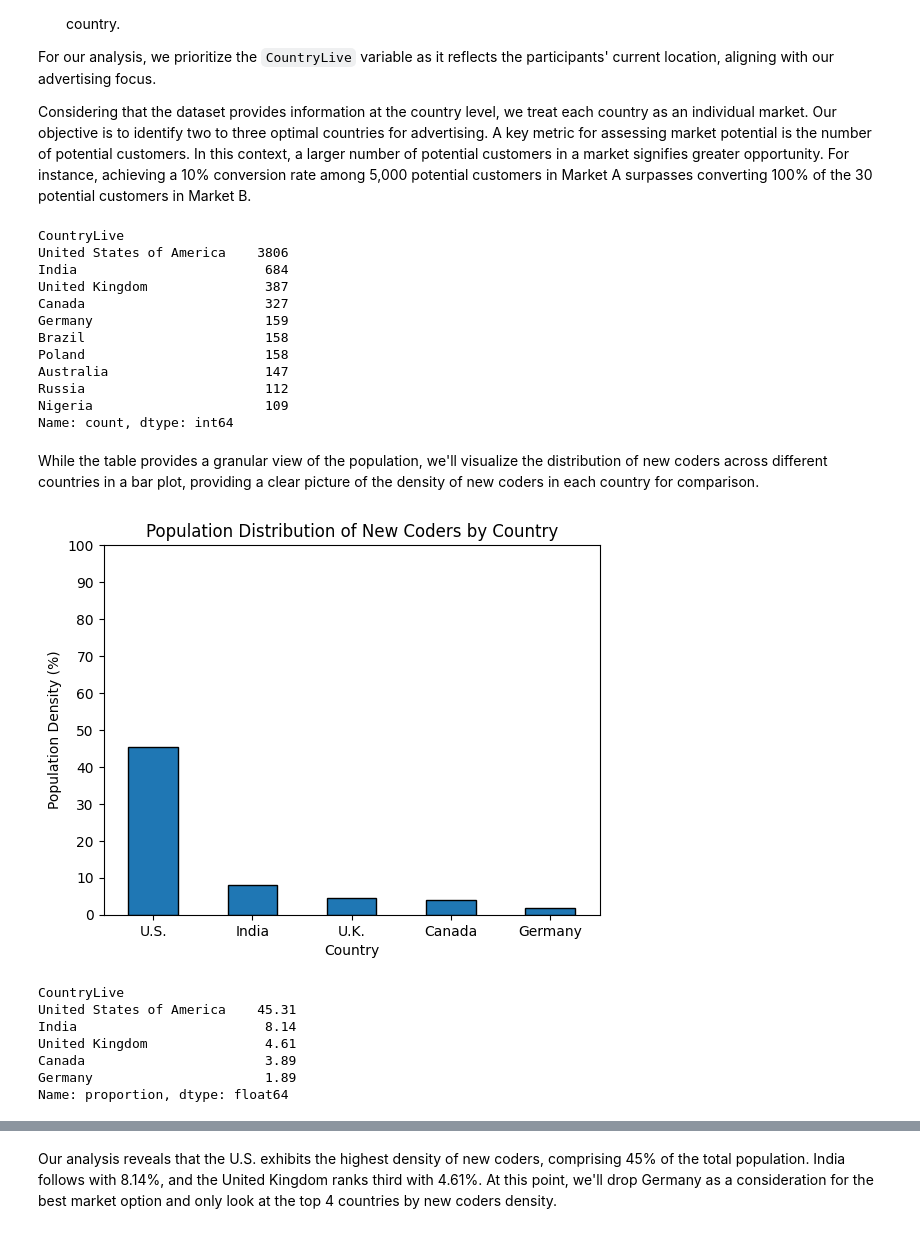
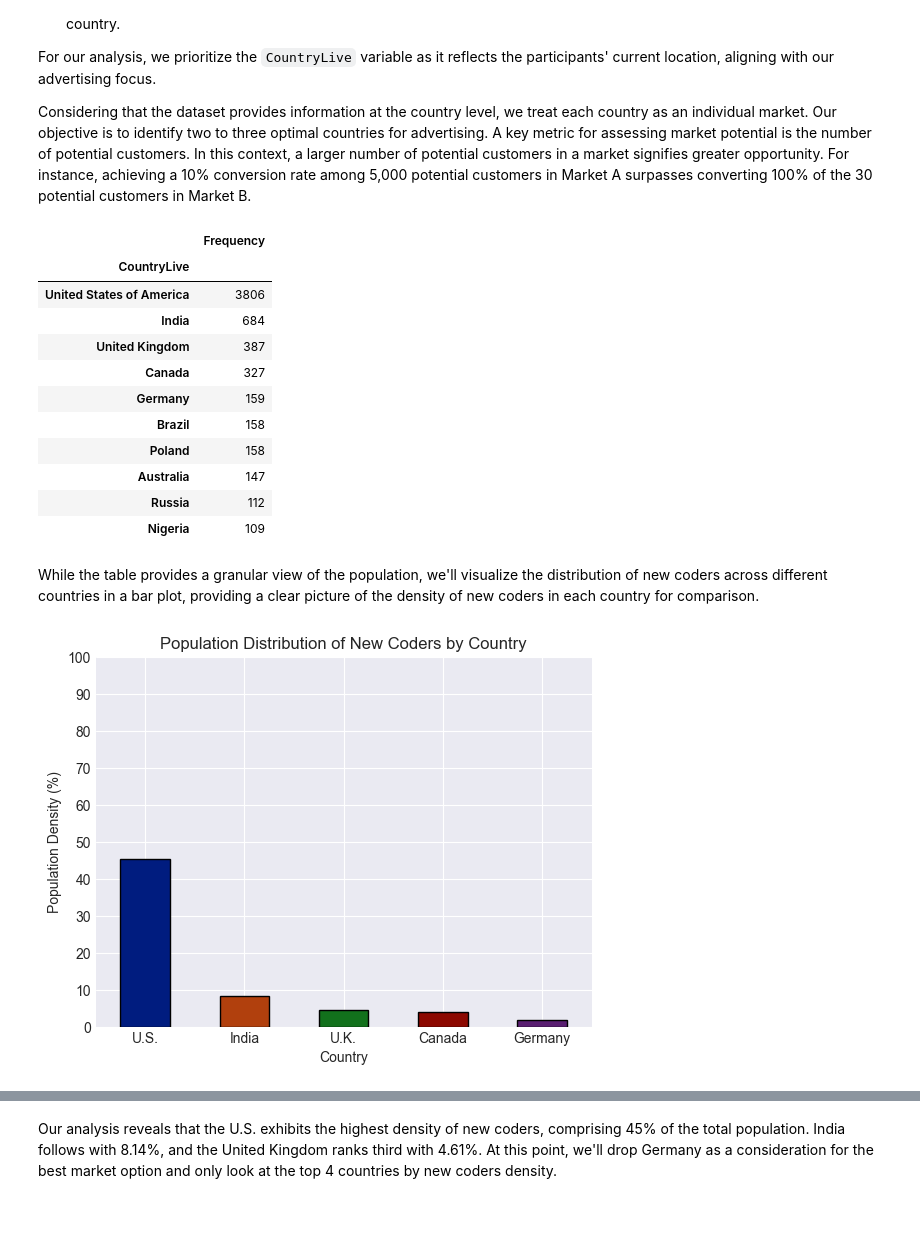
Before and after one commit to shree131/best-market-to-advertise-case_study, a Jupyter notebook: Best_Market_Analysis_Report.ipynb, the cells around one changed output, grey strips where cells are left out. Cells and saved outputs as stored; diff of their text form; code cells hidden in the pictures.

```diff
--- a/Best_Market_Analysis_Report.ipynb
+++ b/Best_Market_Analysis_Report.ipynb
@@ -36,4 +36,33 @@ Given the extensive nature of the survey with over 100 columns, we will focus on
 from IPython.core.interactiveshell import InteractiveShell
 
 InteractiveShell.ast_node_interactivity = "all"
+# %%
+# Standarize color palette, theme, and format for charts and tables used in the project
+import seaborn as sns, matplotlib.pyplot as plt, pandas as pd
+
+# Define a common style
+plt.style.use('seaborn-v0_8-darkgrid')
+
+# Define the collor palette
+colors = sns.color_palette('dark')
+
+# Define a function to format frequency tables
+def formatTable(keys, values):
+    if len(keys) != len(values):
+        raise ValueError('Keys and values must have the same length.')
+
+
+    # Create a dictionary by zipping the keys and values
+    # table = {key: value for key, value in zip(keys, values)}
+    table = {}
+    for key, value in zip(keys, values):
+        # if key == 'Proportion (%)':
+        #     value = value.apply(lambda x: f"{x: .2f}%")
+
+        table[key] = value
+
+    # Create a Dataframe  using the dictionary
+    df = pd.DataFrame(data=table)
+
+    return df
 # %%
@@ -414,46 +444,37 @@ Considering that the dataset provides information at the country level, we treat
 # %%
 # Tabular frequency table for the top 10 countries of location
 top_10_countries = survey_responses['CountryLive'].value_counts()[:10]
-top_10_countries
+
+formatTable(['Frequency'], [top_10_countries])
 # %% [output]
-CountryLive
-United States of America    3806
-India                        684
-United Kingdom               387
-Canada                       327
-Germany                      159
-Brazil                       158
-Poland                       158
-Australia                    147
-Russia                       112
-Nigeria                      109
-Name: count, dtype: int64
+|  | Frequency |
+| CountryLive |  |
+| United States of America | 3806 |
+| India | 684 |
+| United Kingdom | 387 |
+| Canada | 327 |
+| Germany | 159 |
+| Brazil | 158 |
+| Poland | 158 |
+| Australia | 147 |
+| Russia | 112 |
+| Nigeria | 109 |
 # %% [markdown]
 While the table provides a granular view of the population, we'll visualize the distribution of new coders across different countries in a bar plot, providing a clear picture of the density of new coders in each country for comparison.
 # %%
 # Top 4 countries by population
 top_5_countries = round(survey_responses['CountryLive'].value_counts(normalize=True) * 100, 2)[:5]
 
 # Visualize the population distribution of new coders by country
-barplot = top_5_countries.plot.bar(edgecolor='black', rot=0)
+barplot = top_5_countries.plot.bar(edgecolor='black', rot=0, color=colors)
 
 plt.title('Population Distribution of New Coders by Country')
 plt.xlabel('Country')
 plt.xticks([0, 1, 2, 3, 4], ['U.S.', 'India', 'U.K.', 'Canada', 'Germany'])
 plt.ylabel('Population Density (%)')
 plt.yticks(arange(0, 101, 10))
 
 # plt.bar_label(barplot, labels=top_5_countries.values)
 plt.show();
 # %% [output]
-[figure, old version]
+[figure, new version]
-# %%
-top_5_countries
-# %% [output]
-CountryLive
-United States of America    45.31
-India                        8.14
-United Kingdom               4.61
-Canada                       3.89
-Germany                      1.89
-Name: proportion, dtype: float64
```
Also changed, not shown: parts of 42 cells of this notebook.
